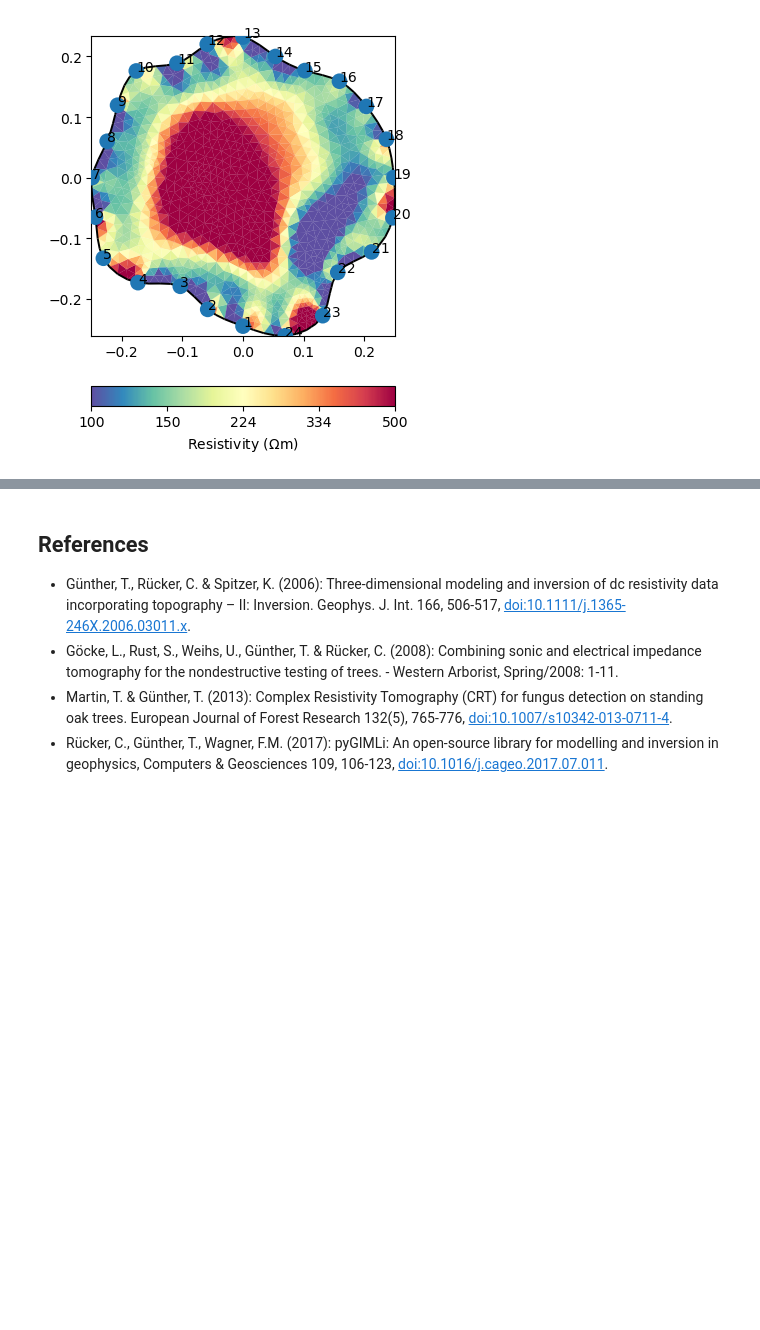
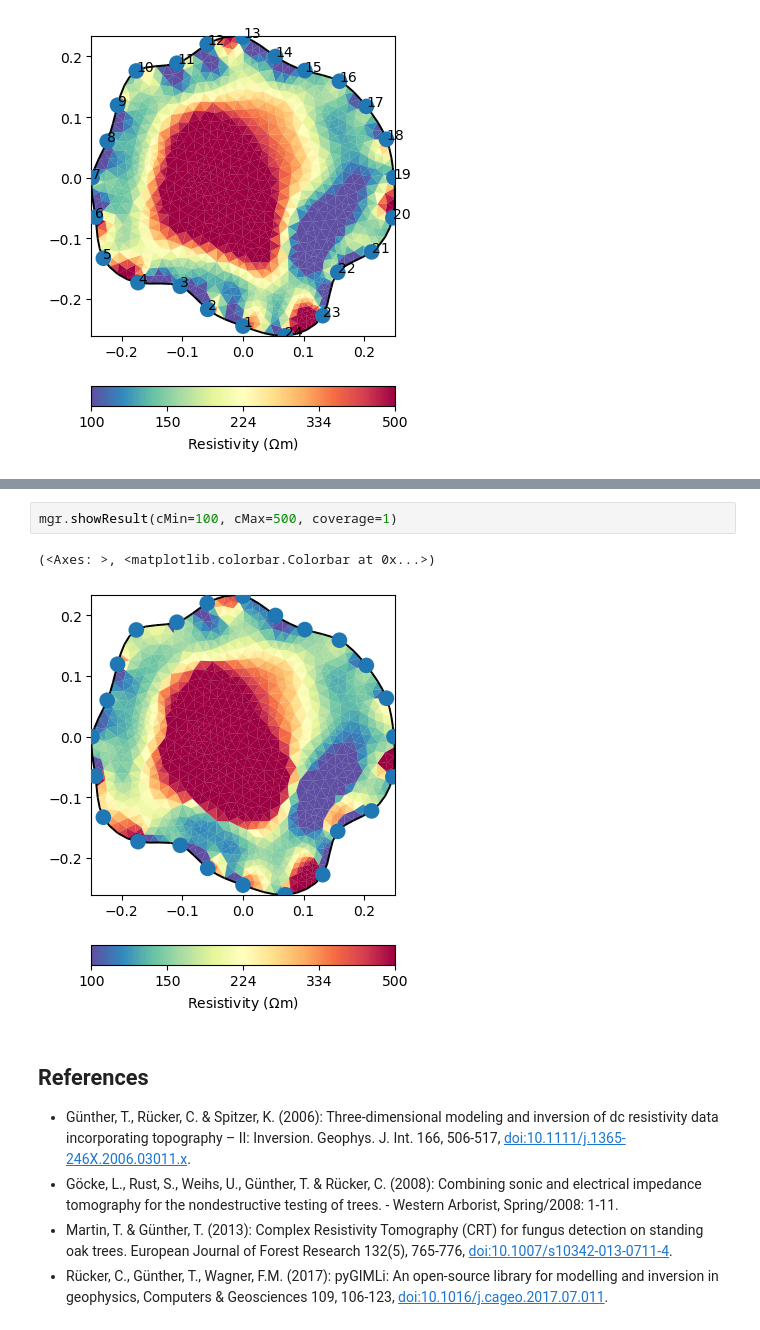
Before and after one commit to gimli-org/notebooks, a Jupyter notebook: ERT/tree/treeERT.ipynb, the cells around one changed output, grey strips where cells are left out. Saved outputs shown, nothing was run; the diff lists cells and outputs as text; blank space fills up the shorter version.

```diff
--- a/ERT/tree/treeERT.ipynb
+++ b/ERT/tree/treeERT.ipynb
@@ -113,3 +137,8 @@ For comparison, we have a look at the section photograph.
+# %%
+mgr.showResult(cMin=100, cMax=500, coverage=1)
+# %% [output]
+(<Axes: >, <matplotlib.colorbar.Colorbar at 0x...>)
+[figure, added]
 # %% [markdown]
 ## References
 * Günther, T., Rücker, C. & Spitzer, K. (2006): Three-dimensional modeling and inversion of dc resistivity data incorporating topography – II: Inversion. Geophys. J. Int. 166, 506-517, [doi:10.1111/j.1365-246X.2006.03011.x](https://doi.org/10.1111/j.1365-246X.2006.03011.x).
```
Also changed, not shown: parts of 1 cell of this notebook.
